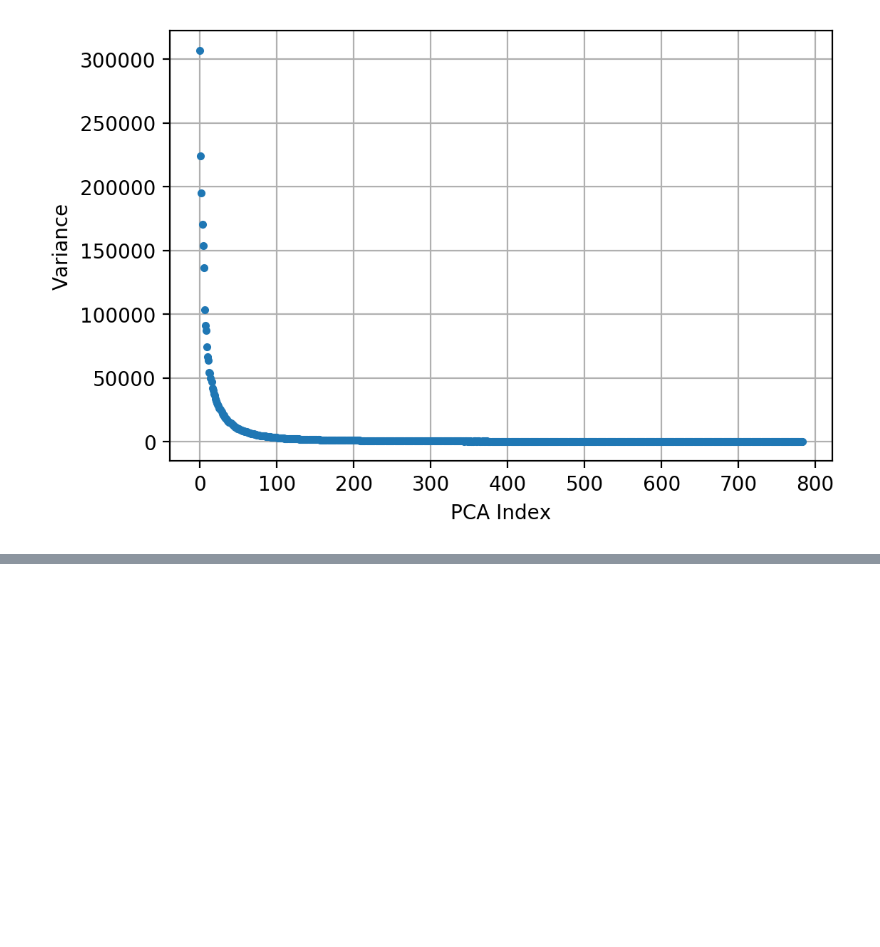
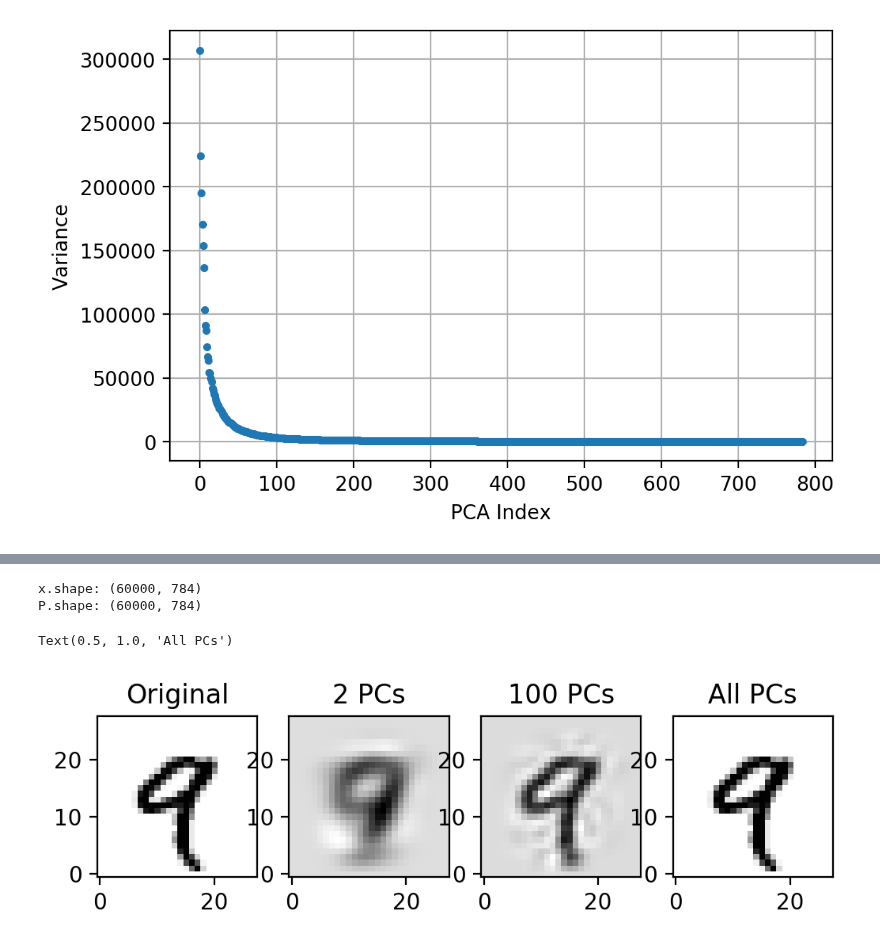
Before and after one commit to nichol77/mlForPhysicists, a Jupyter notebook: Week5/Week5_PCA.ipynb, the cells around one changed output, grey strips where cells are left out. Saved outputs shown, nothing was run; the diff lists cells and outputs as text; code cells hidden in the pictures; blank space fills up the shorter version.

```diff
--- a/Week5/Week5_PCA.ipynb
+++ b/Week5/Week5_PCA.ipynb
@@ -84,0 +136,23 @@ ax.grid()
+# %%
+P=np.dot(x,vecs)
+print("x.shape:",x.shape)
+print("P.shape:",P.shape)
+newImage2=(np.dot(P[:,0:2],vecs.T[0:2,:]))+mu
+newImage100=(np.dot(P[:,0:100],vecs.T[0:100,:]))+mu
+newImage784=(np.dot(P[:,:],vecs.T[:,:]))+mu
+# %% [output]
+x.shape: (60000, 784)
+P.shape: (60000, 784)
+# %%
+fig,ax=plt.subplots(1,4)
+ax[0].imshow(np.flipud(np.reshape(X[4,:],[28,28])), origin='lower',cmap='binary',interpolation='nearest')
+ax[0].set_title("Original")
+ax[1].imshow(np.flipud(np.reshape(newImage2[4,:],[28,28])), origin='lower',cmap='binary',interpolation='nearest')
+ax[1].set_title("2 PCs")
+ax[2].imshow(np.flipud(np.reshape(newImage100[4,:],[28,28])), origin='lower',cmap='binary',interpolation='nearest')
+ax[2].set_title("100 PCs")
+ax[3].imshow(np.flipud(np.reshape(newImage784[4,:],[28,28])), origin='lower',cmap='binary',interpolation='nearest')
+ax[3].set_title("All PCs")
+# %% [output]
+Text(0.5, 1.0, 'All PCs')
+[figure, added]
```
Also changed, not shown: parts of 7 cells of this notebook, 1 other file.
